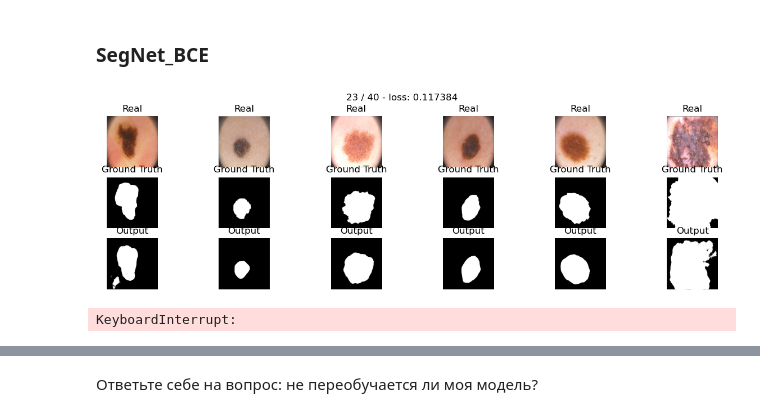
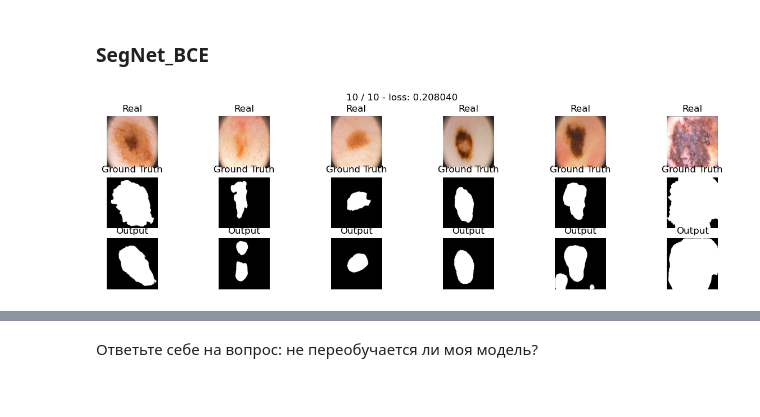
Before and after one commit to Nikdenof/MedicalSegmentation, a Jupyter notebook: SegmentationScreening.ipynb, the cells around one changed output, grey strips where cells are left out. Drawn from its saved outputs; the diff is of its cells as text; code cells hidden in the pictures.

```diff
--- a/SegmentationScreening.ipynb
+++ b/SegmentationScreening.ipynb
@@ -530,13 +530,12 @@ model = SegNet().to(device)
 # %%
 opt = optim.Adam(model.parameters(), lr=1e-4)
 # %%
-max_epochs = 40
+max_epochs = 10
 history_1 = train(model, opt, bce_loss, max_epochs, data_tr, data_val)
 #from google.colab import output
 #output.eval_js('new Audio("https://upload.wikimedia.org/wikipedia/commons/0/05/Beep-09.ogg").play()')
 # %% [output]
-[figure, old version]
+[figure, new version]
-KeyboardInterrupt:
 # %%
 torch.cuda.empty_cache()
 # %%
```
Also changed, not shown: parts of 5 cells of this notebook, 1 other file.
